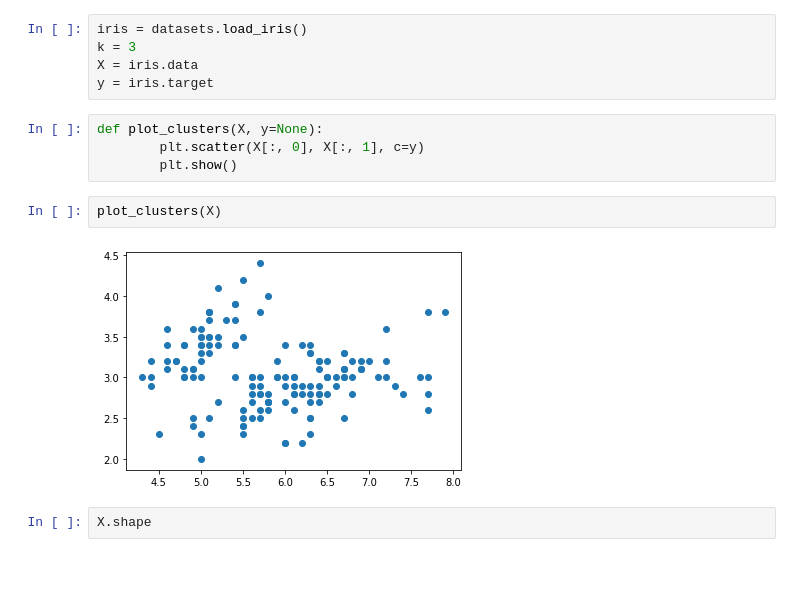
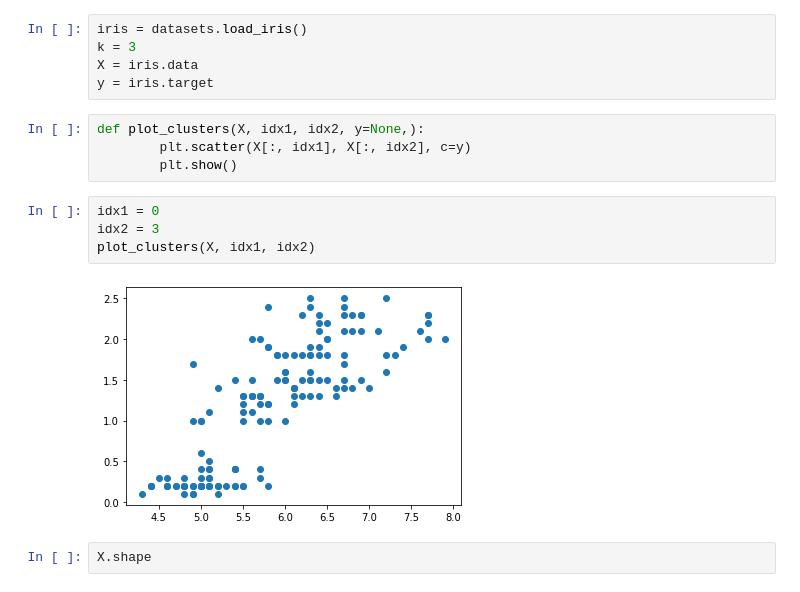
Before and after one commit to codingWithAndy/Thesis_Project, a Jupyter notebook: Additional Content/Exploring/diabeties_exploring.ipynb, the cells around one changed output. Saved outputs shown, nothing was run; the diff lists cells and outputs as text.

```diff
--- a/Additional Content/Exploring/diabeties_exploring.ipynb
+++ b/Additional Content/Exploring/diabeties_exploring.ipynb
@@ -338,13 +338,15 @@ k = 3
 X = iris.data
 y = iris.target
 # %%
-def plot_clusters(X, y=None):
-        plt.scatter(X[:, 0], X[:, 1], c=y)
+def plot_clusters(X, idx1, idx2, y=None,):
+        plt.scatter(X[:, idx1], X[:, idx2], c=y)
         plt.show()
-# %%
-plot_clusters(X)
-# %% [output]
-[figure, removed]
+# %%
+idx1 = 0
+idx2 = 3
+plot_clusters(X, idx1, idx2)
+# %% [output]
+[figure, added]
 # %%
 X.shape
 # %% [output]
```
Also changed, not shown: 3 other files.
